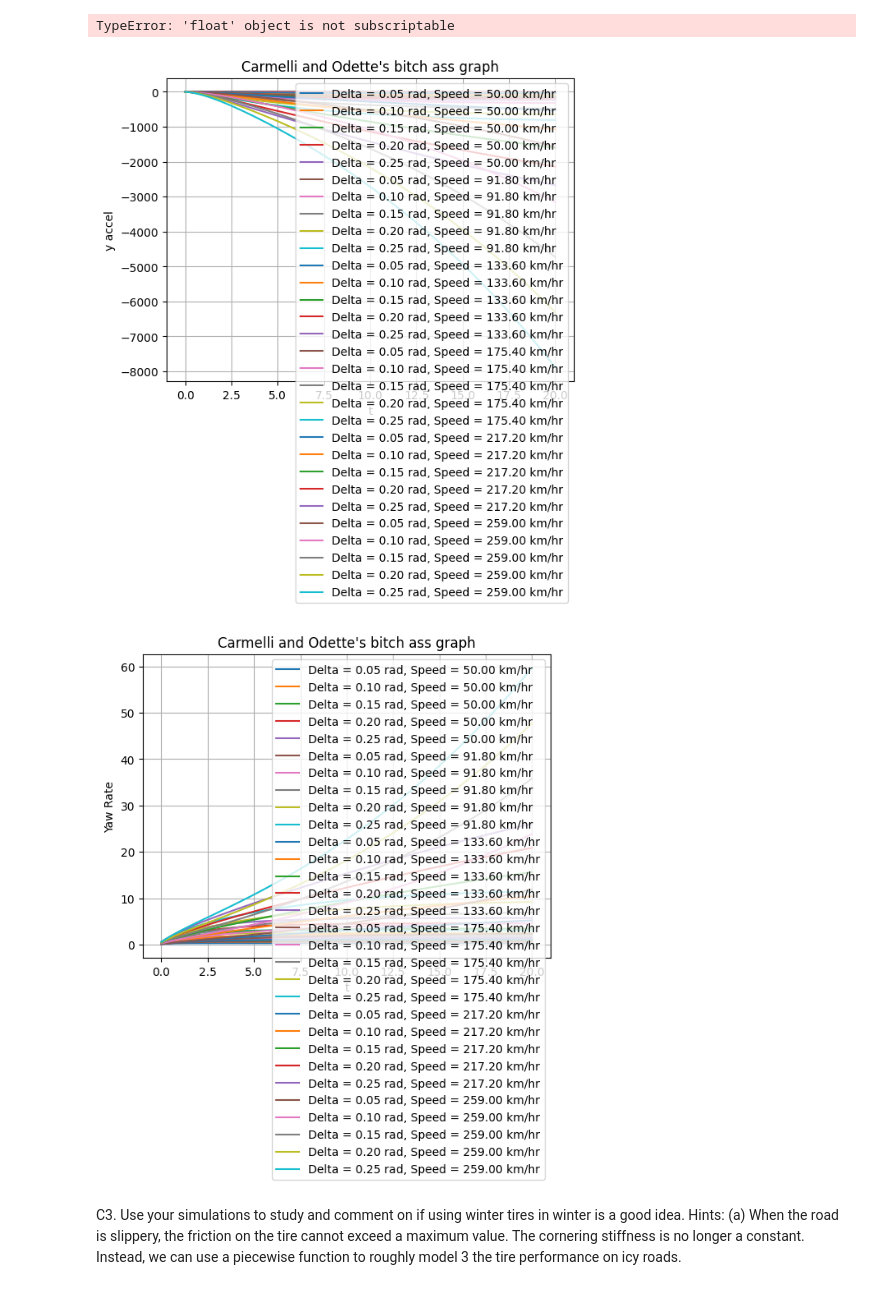
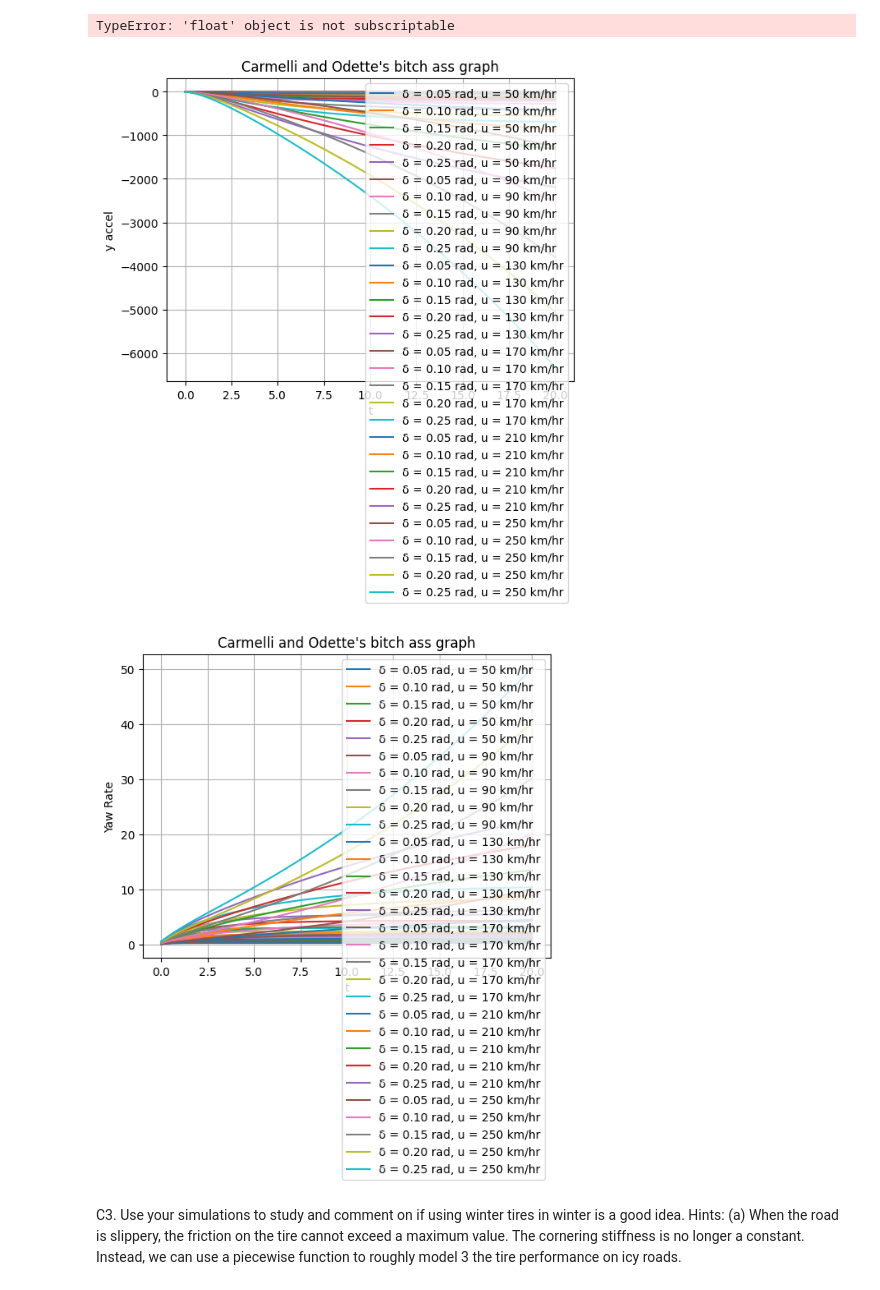
Before and after one commit to hepromark/BicycleModelExploration, a Jupyter notebook: part2.ipynb, the cells around one changed output. Cells and saved outputs as stored; diff of their text form; code cells hidden in the pictures.

```diff
--- a/part2.ipynb
+++ b/part2.ipynb
@@ -421,7 +421,7 @@ TypeError: 'float' object is not subscriptable
 ### Task C2 Carmelli
 
 # Convert speed from km/h to m/s
-u_values_km = np.linspace(50, 259, 6)  # km/h
+u_values_km = np.linspace(50, 250, 6)  # km/h
 u_values = [u * 1000 / 3600 for u in u_values_km]  # m/s
 
 init_vector = np.array([[0],[0]])
@@ -434,36 +434,38 @@ max_iter = int(t_final / step_size)
 delta = [0.05, 0.1, 0.15, 0.2, 0.25]
 
 
 histories = []
 labels = []
 
 # Simulate car behavior for different steering angles
 for u in u_values:
     for delta_value in delta:
         solver = BicycleSolver(
             m=1400,
             a=1.14,
             b=1.33,
             C_alpha_f=25000,
             C_alpha_r=21000,
             I_z = 2420,
             u=u
         )
 
         def task_a_model(y,t) -> np.ndarray:
             return solver.bicycle_model(solver.A, solver.B, y, delta_value)
 
         res, hist = solver.solve(solver.rk4, task_a_model, init_vector, init_t, max_iter, step_size)
 
 
         histories.append(hist)
-        labels.append(f'Delta = {delta_value:.2f} rad, Speed = {u * 3600 / 1000:.2f} km/hr')
+        labels.append(f'δ = {delta_value:.2f} rad, u = {u * 3600 / 1000:.0f} km/hr')
+
+
 
 
 solver.visualize_results(histories, labels, init_t, t_final, max_iter, title="Carmelli and Odette's bitch ass graph")
 # %% [output]
-[figure, old version]
+[figure, new version]
-[figure, old version]
+[figure, new version]
 # %% [markdown]
 C3. Use your simulations to study and comment on if using winter tires in winter is a good idea.
 Hints: (a) When the road is slippery, the friction on the tire cannot exceed a maximum value.
```
